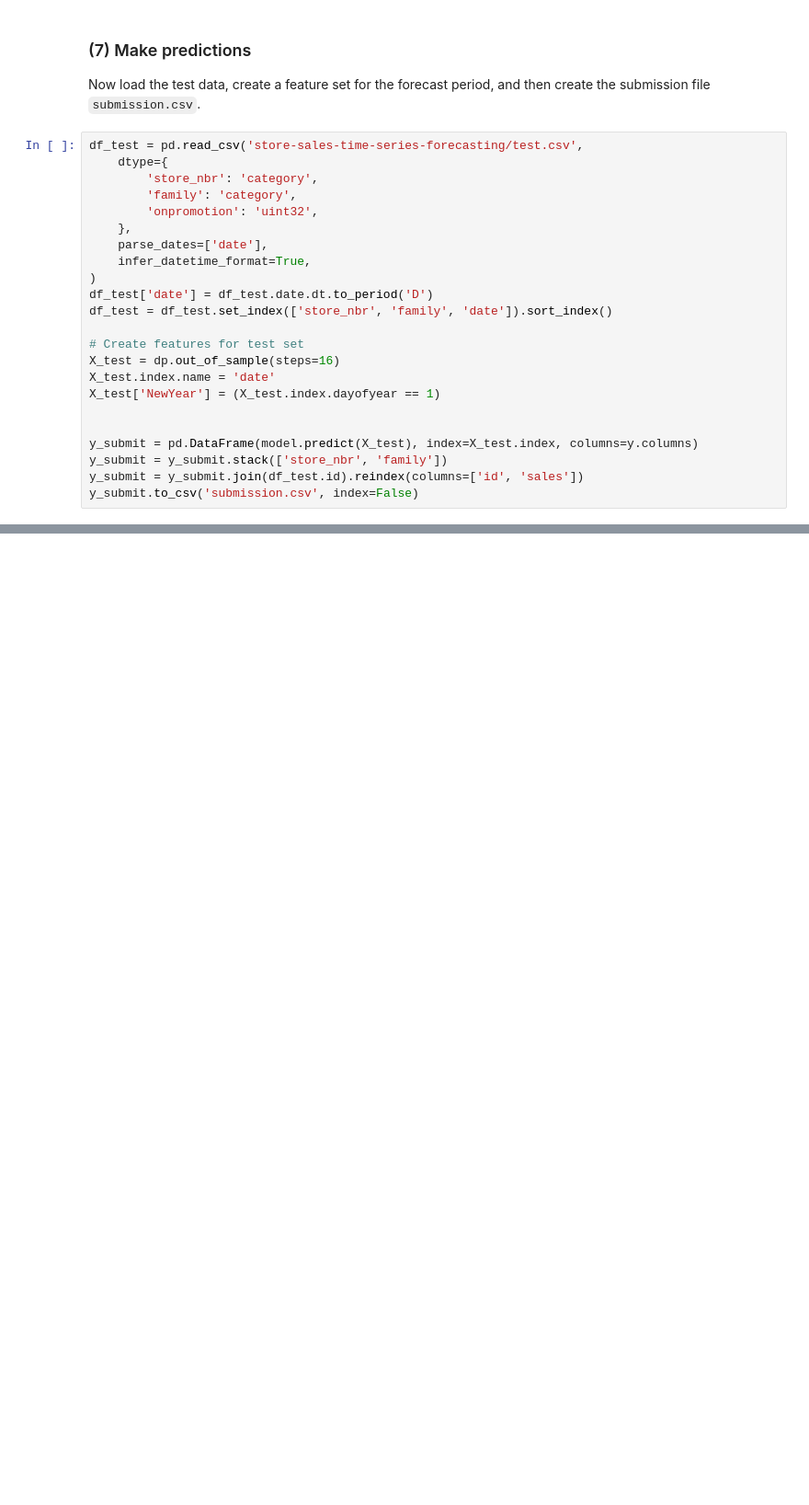
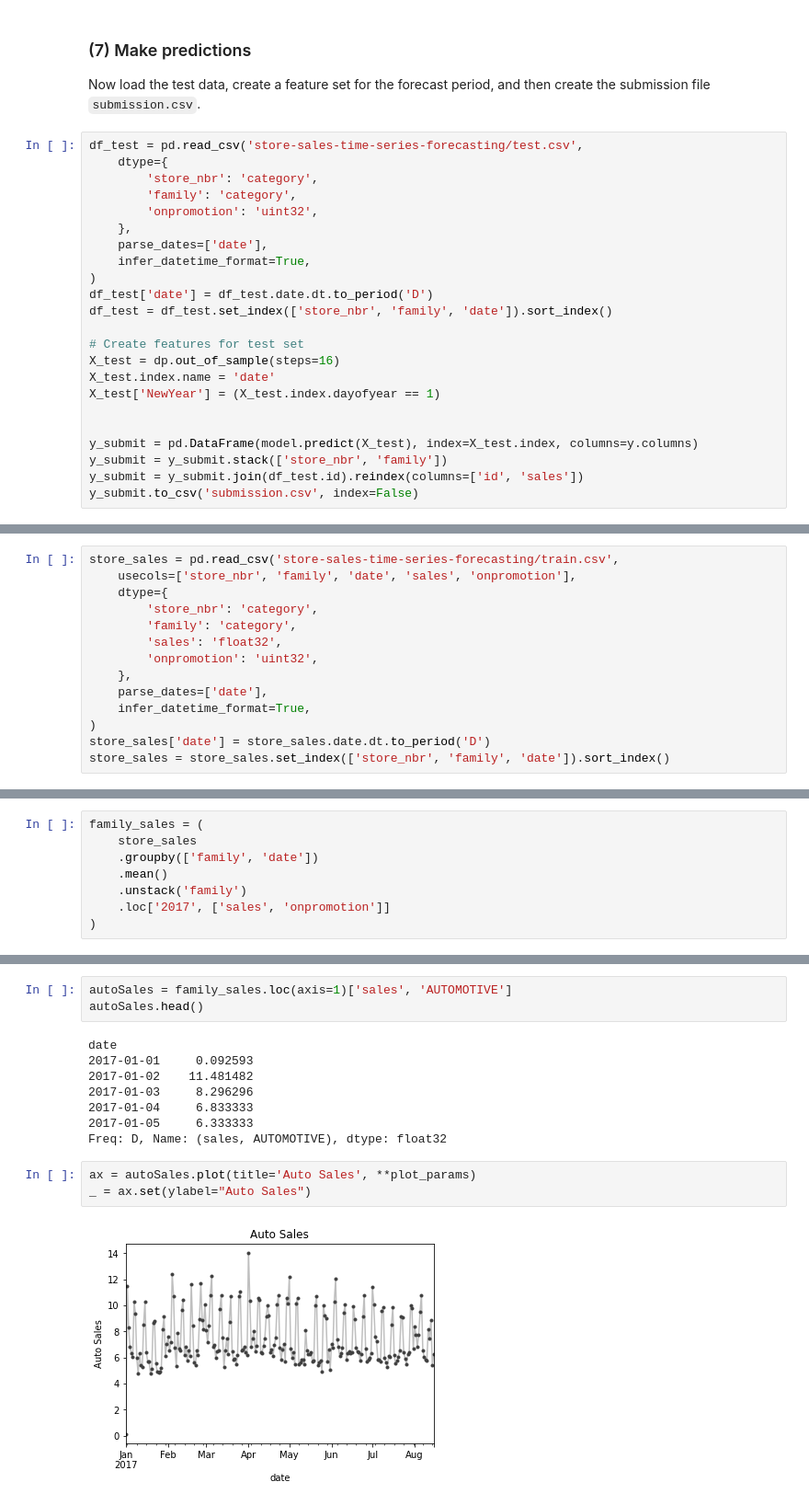
Before and after one commit to xinyuezhang95/KaggleCoursesAndProjects, a Jupyter notebook: Time Series/Time Series Forecasting with Store Sales.ipynb, the cells around one changed output, grey strips where cells are left out. Shown at 92% size. Cells and saved outputs as stored; diff of their text form; blank space fills up the shorter version.

```diff
--- a/Time Series/Time Series Forecasting with Store Sales.ipynb
+++ b/Time Series/Time Series Forecasting with Store Sales.ipynb
@@ -481,0 +484,14 @@ y_submit.to_csv('submission.csv', index=False)
+# %%
+store_sales = pd.read_csv('store-sales-time-series-forecasting/train.csv',
+    usecols=['store_nbr', 'family', 'date', 'sales', 'onpromotion'],
+    dtype={
+        'store_nbr': 'category',
+        'family': 'category',
+        'sales': 'float32',
+        'onpromotion': 'uint32',
+    },
+    parse_dates=['date'],
+    infer_datetime_format=True,
+)
+store_sales['date'] = store_sales.date.dt.to_period('D')
+store_sales = store_sales.set_index(['store_nbr', 'family', 'date']).sort_index()
@@ -481,0 +508,8 @@ y_submit.to_csv('submission.csv', index=False)
+# %%
+family_sales = (
+    store_sales
+    .groupby(['family', 'date'])
+    .mean()
+    .unstack('family')
+    .loc['2017', ['sales', 'onpromotion']]
+)
@@ -481,0 +566,16 @@ y_submit.to_csv('submission.csv', index=False)
+# %%
+autoSales = family_sales.loc(axis=1)['sales', 'AUTOMOTIVE']
+autoSales.head()
+# %% [output]
+date
+2017-01-01     0.092593
+2017-01-02    11.481482
+2017-01-03     8.296296
+2017-01-04     6.833333
+2017-01-05     6.333333
+Freq: D, Name: (sales, AUTOMOTIVE), dtype: float32
+# %%
+ax = autoSales.plot(title='Auto Sales', **plot_params)
+_ = ax.set(ylabel="Auto Sales")
+# %% [output]
+[figure, added]
```
Also changed, not shown: parts of 72 cells of this notebook, 4 other files.
